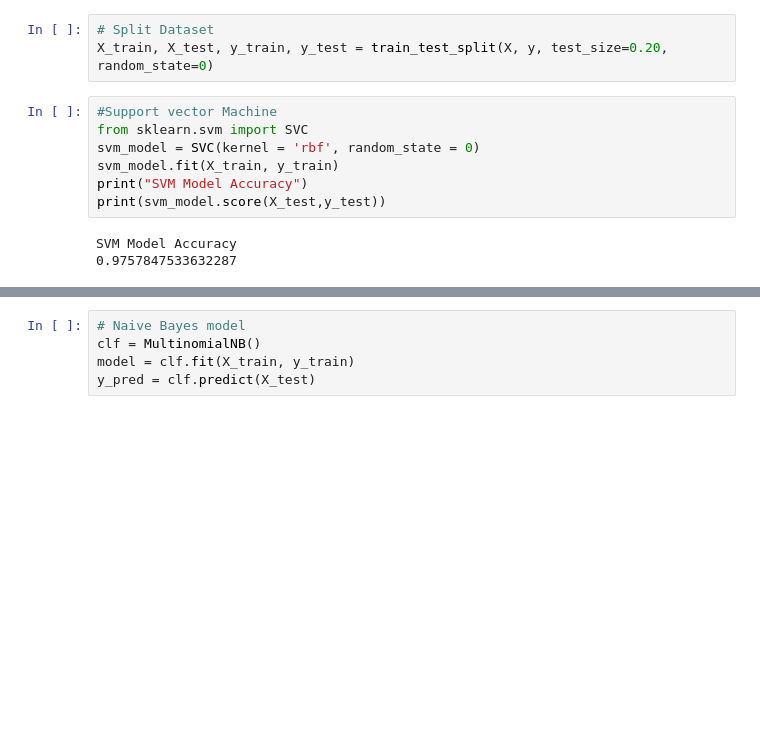
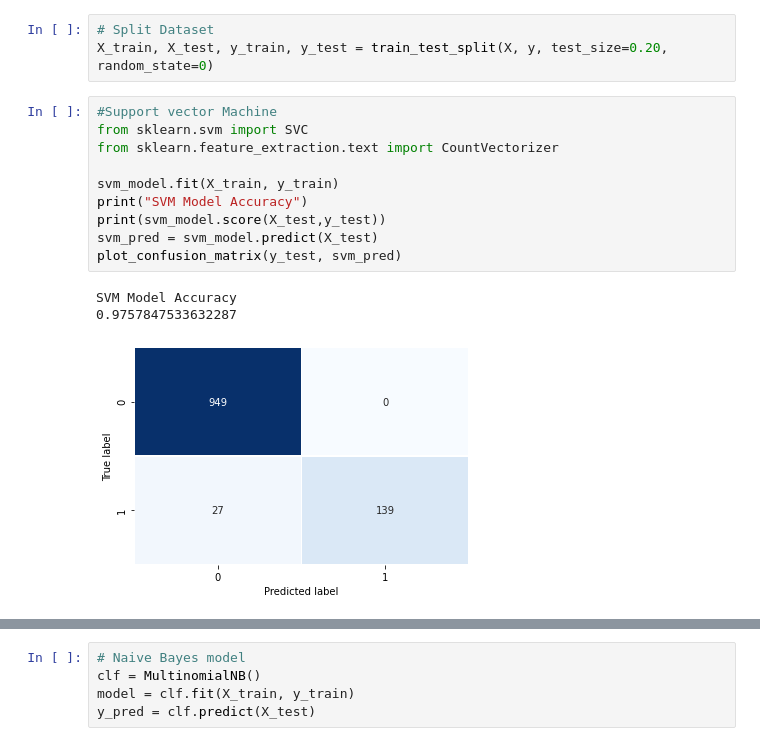
Before and after one commit to heyam3/33steamlit_spam_detection, a Jupyter notebook: ML_DL_Spam_detection.ipynb, the cells around one changed output, grey strips where cells are left out. Cells and saved outputs as stored; diff of their text form; blank space fills up the shorter version.

```diff
--- a/ML_DL_Spam_detection.ipynb
+++ b/ML_DL_Spam_detection.ipynb
@@ -73,13 +73,17 @@ X_train, X_test, y_train, y_test = train_test_split(X, y, test_size=0.20, random
 # %%
 #Support vector Machine
 from sklearn.svm import SVC
-svm_model = SVC(kernel = 'rbf', random_state = 0)
+from sklearn.feature_extraction.text import CountVectorizer
+
 svm_model.fit(X_train, y_train)
 print("SVM Model Accuracy")
 print(svm_model.score(X_test,y_test))
+svm_pred = svm_model.predict(X_test)
+plot_confusion_matrix(y_test, svm_pred)
 # %% [output]
 SVM Model Accuracy
 0.9757847533632287
+[figure, added]
 # %%
 #Logistic Regrsssion
 from sklearn.linear_model import LogisticRegression
```
Also changed, not shown: parts of 13 cells of this notebook.
